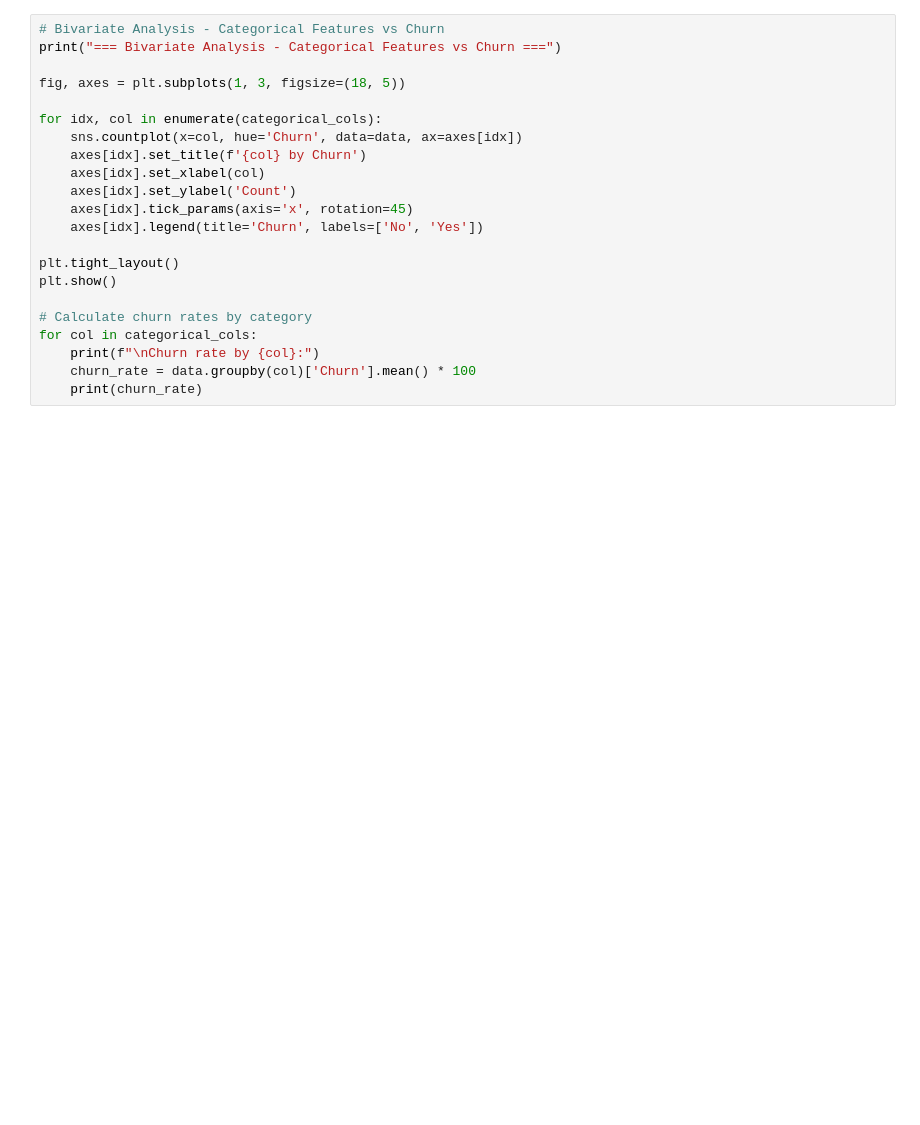
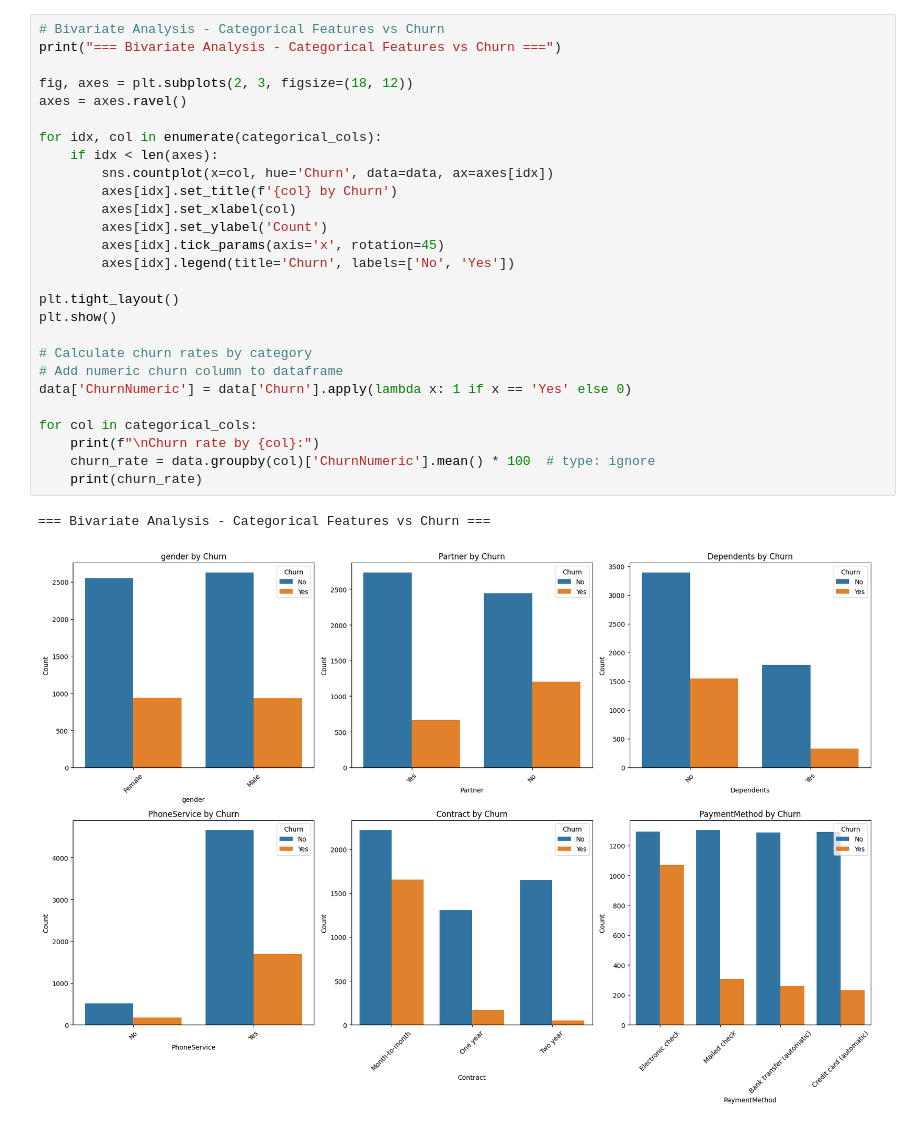
Before and after one commit to cat-cols/telco-churn-analytics, a Jupyter notebook: notebooks/01_eda.ipynb, the cells around one changed output. Cells and saved outputs as stored; diff of their text form; blank space fills up the shorter version.

```diff
--- a/notebooks/01_eda.ipynb
+++ b/notebooks/01_eda.ipynb
@@ -132,22 +186,30 @@ plt.show()
 # %%
 # Bivariate Analysis - Categorical Features vs Churn
 print("=== Bivariate Analysis - Categorical Features vs Churn ===")
 
-fig, axes = plt.subplots(1, 3, figsize=(18, 5))
+fig, axes = plt.subplots(2, 3, figsize=(18, 12))
+axes = axes.ravel()
 
 for idx, col in enumerate(categorical_cols):
-    sns.countplot(x=col, hue='Churn', data=data, ax=axes[idx])
-    axes[idx].set_title(f'{col} by Churn')
-    axes[idx].set_xlabel(col)
-    axes[idx].set_ylabel('Count')
-    axes[idx].tick_params(axis='x', rotation=45)
-    axes[idx].legend(title='Churn', labels=['No', 'Yes'])
+    if idx < len(axes):
+        sns.countplot(x=col, hue='Churn', data=data, ax=axes[idx])
+        axes[idx].set_title(f'{col} by Churn')
+        axes[idx].set_xlabel(col)
+        axes[idx].set_ylabel('Count')
+        axes[idx].tick_params(axis='x', rotation=45)
+        axes[idx].legend(title='Churn', labels=['No', 'Yes'])
 
 plt.tight_layout()
 plt.show()
 
 # Calculate churn rates by category
+# Add numeric churn column to dataframe
+data['ChurnNumeric'] = data['Churn'].apply(lambda x: 1 if x == 'Yes' else 0)
+
 for col in categorical_cols:
     print(f"\nChurn rate by {col}:")
-    churn_rate = data.groupby(col)['Churn'].mean() * 100
+    churn_rate = data.groupby(col)['ChurnNumeric'].mean() * 100  # type: ignore
     print(churn_rate)
+# %% [output]
+=== Bivariate Analysis - Categorical Features vs Churn ===
+[figure, added]
```
Also changed, not shown: parts of 10 cells of this notebook, 19 other files.
